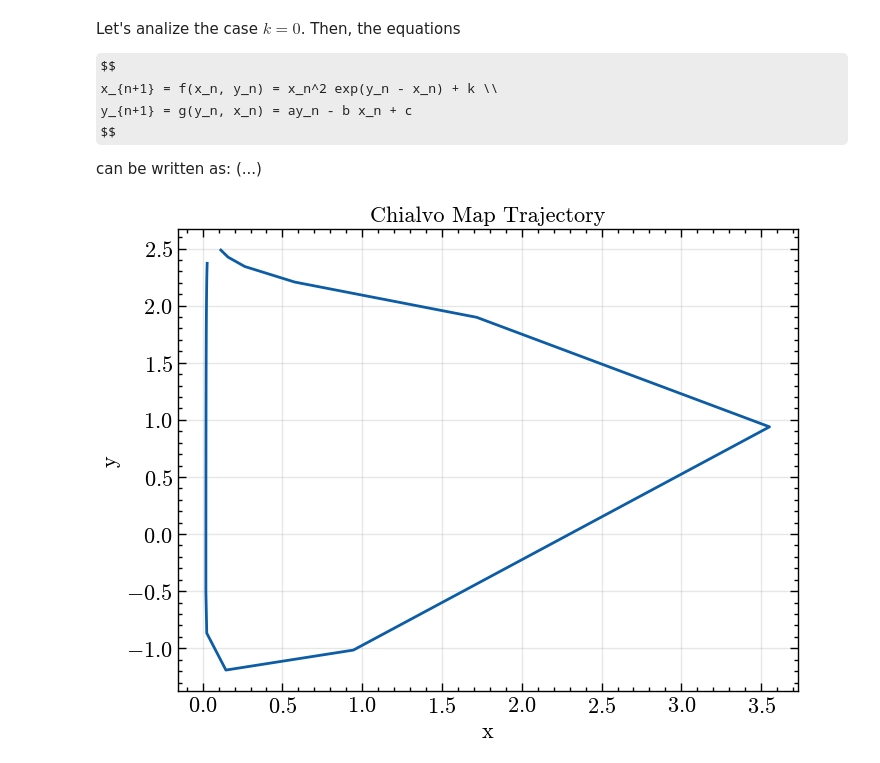
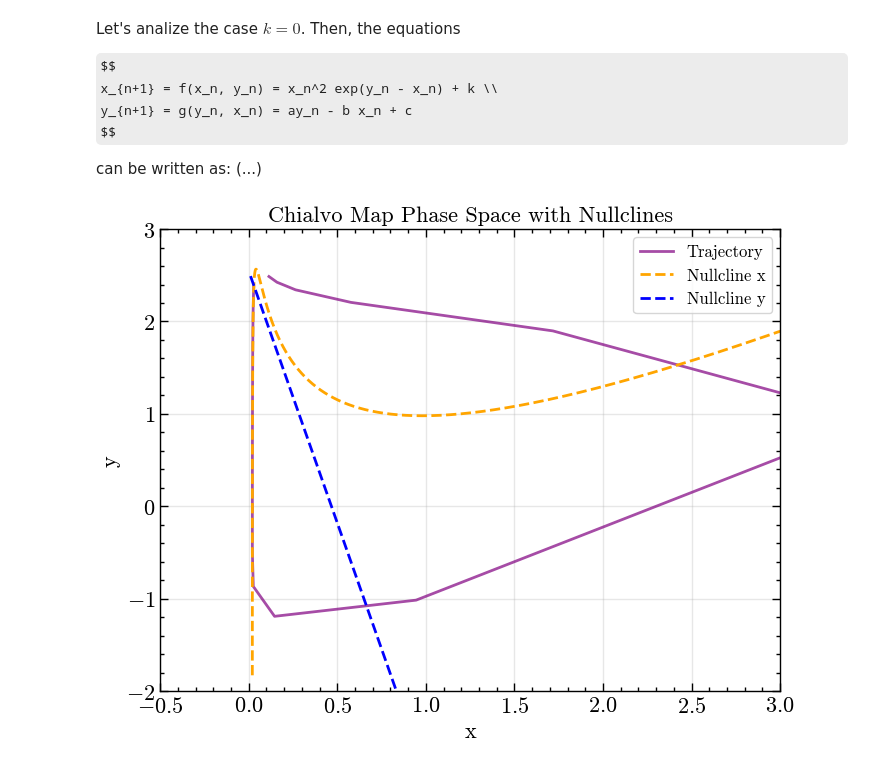
Before and after one commit to alanPalma25/complex_systems, a Jupyter notebook: final_project/chialvo_map.ipynb, the cells around one changed output. Saved outputs shown, nothing was run; the diff lists cells and outputs as text; code cells hidden in the pictures; some formulas as TeX source.

```diff
--- a/final_project/chialvo_map.ipynb
+++ b/final_project/chialvo_map.ipynb
@@ -192,6 +194,32 @@ class ChialvoMap:
 # %%
 chialvo = ChialvoMap(T=50, a = 0.89, b = 0.6, c = 0.28, k = 0.02)
 trajectory = chialvo.run(x0=0.09, y0=2.54)
-chialvo.plot_trajectory()
-# %% [output]
-[figure, removed]
+# %%
+# Nullclines and fixed points
+def nullcline_x(x, k=0.02):
+    y = np.log((x - k) / (x**2)) + x
+    return y
+
+def nullcline_y(x, a = 0.89, b = 0.6, c = 0.28):
+    y = (c - b * x) / (1 - a)
+    return y
+# %%
+# Phase space with nullclines
+x_null = np.linspace(0.01, 5, 60000)
+nclinex = nullcline_x(x_null)
+ncliney = nullcline_y(x_null)
+
+plt.figure(figsize=(8, 6))
+plt.plot(trajectory[:, 0], trajectory[:, 1], label='Trajectory', color='purple', alpha=0.7)
+plt.plot(x_null, nclinex, label='Nullcline x', color='orange', ls='--')
+plt.plot(x_null, ncliney, label='Nullcline y', color='blue', ls='--')
+plt.xlabel('x')
+plt.ylabel('y')
+plt.title('Chialvo Map Phase Space with Nullclines')
+plt.xlim(-0.5, 3.0)
+plt.ylim(-2, 3)
+plt.grid(alpha=0.3)
+plt.legend(frameon=True, fontsize=12)
+plt.show()
+# %% [output]
+[figure, added]
```
Also changed, not shown: parts of 16 cells of this notebook.
